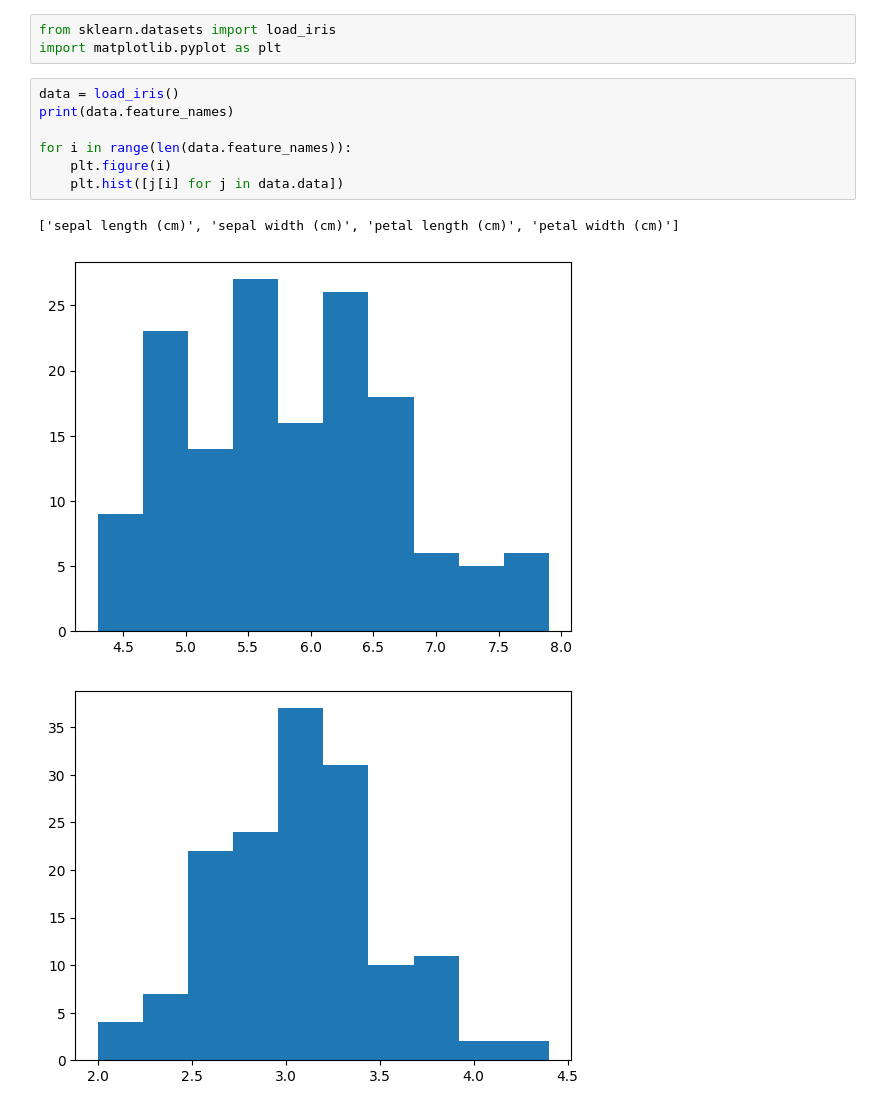
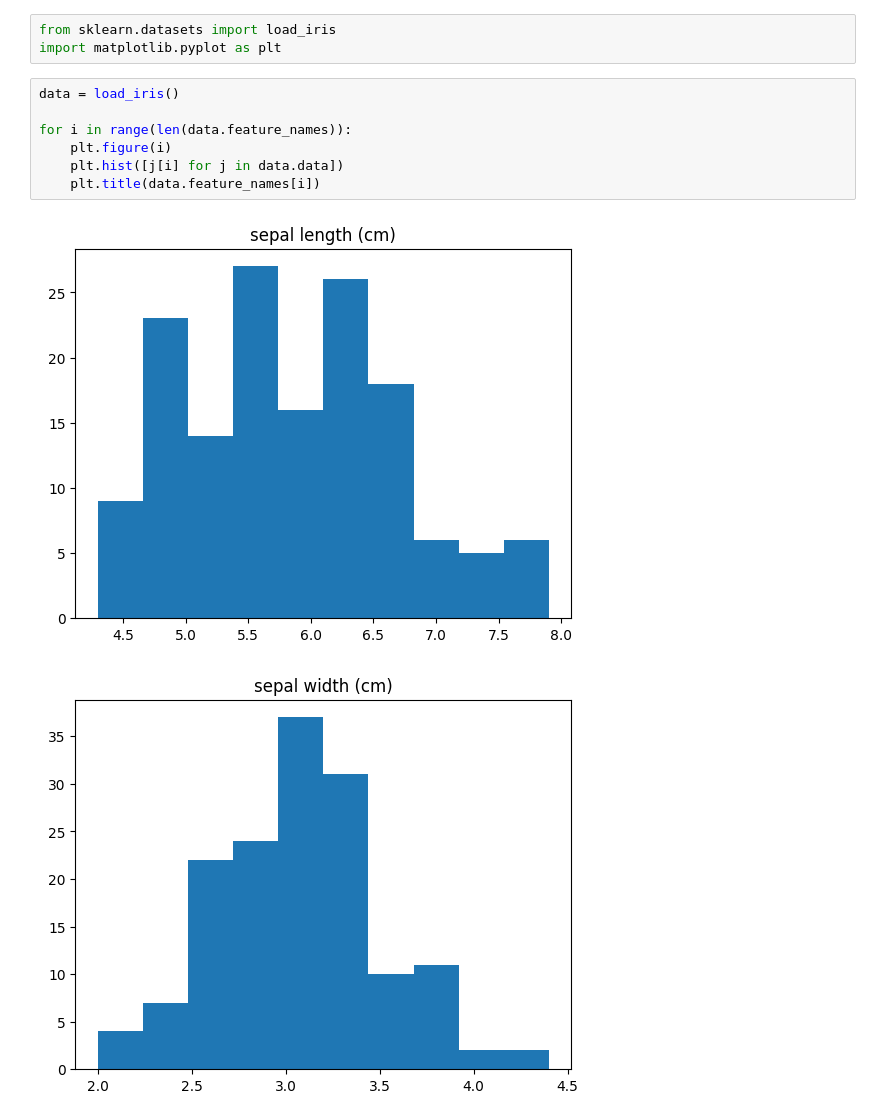
Before and after one commit to apranav22/gdsc, a Jupyter notebook: ass1.ipynb, the cells around one changed output. Drawn from its saved outputs; the diff is of its cells as text.

```diff
--- a/ass1.ipynb
+++ b/ass1.ipynb
@@ -3,12 +3,11 @@ from sklearn.datasets import load_iris
 import matplotlib.pyplot as plt
 # %%
 data = load_iris()
-print(data.feature_names)
 
 for i in range(len(data.feature_names)):
     plt.figure(i)
     plt.hist([j[i] for j in data.data])
+    plt.title(data.feature_names[i])
 # %% [output]
-['sepal length (cm)', 'sepal width (cm)', 'petal length (cm)', 'petal width (cm)']
-[figure, old version]
+[figure, new version]
-[figure, old version]
+[figure, new version]
```
Also changed, not shown: parts of 1 cell of this notebook.
